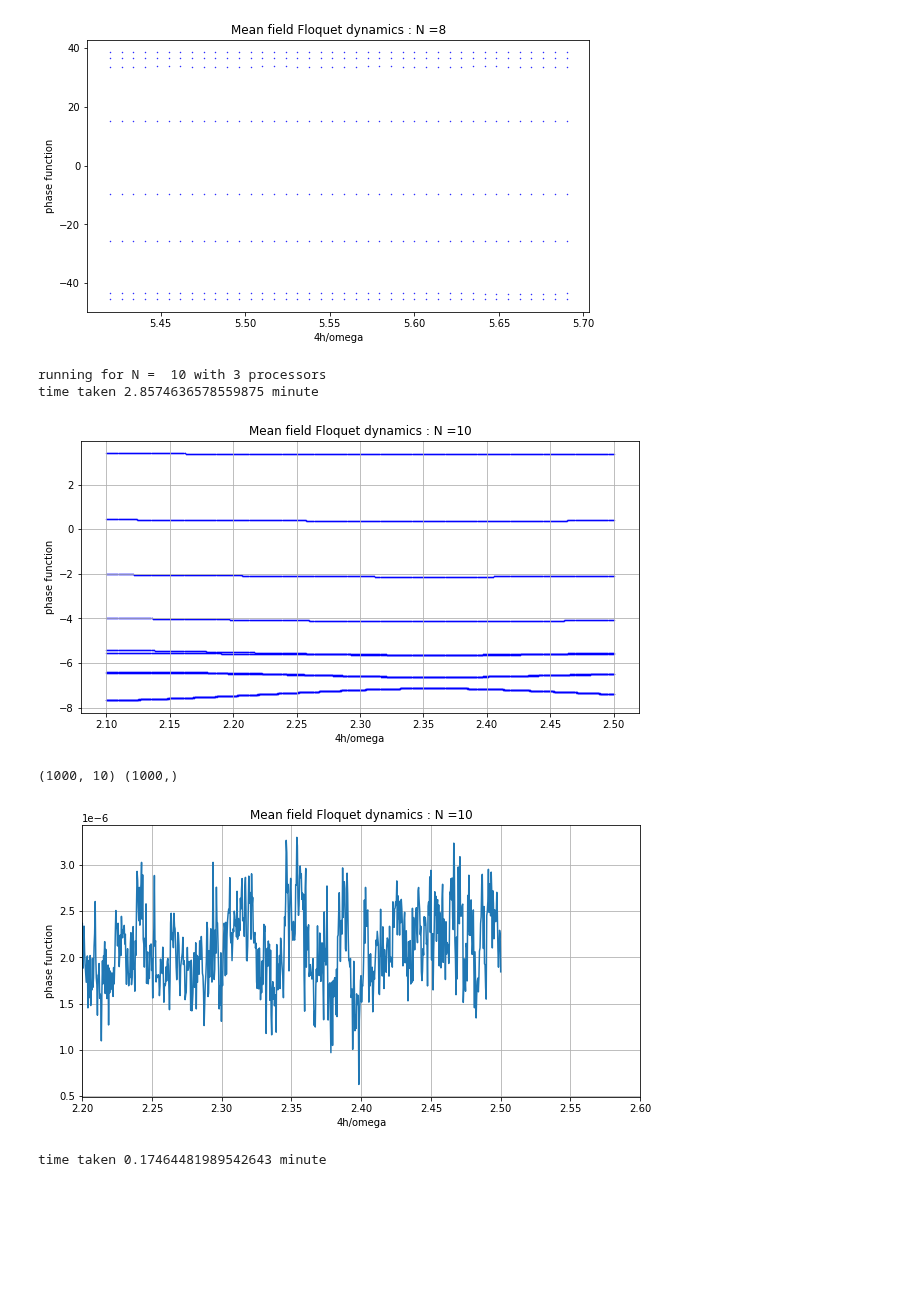
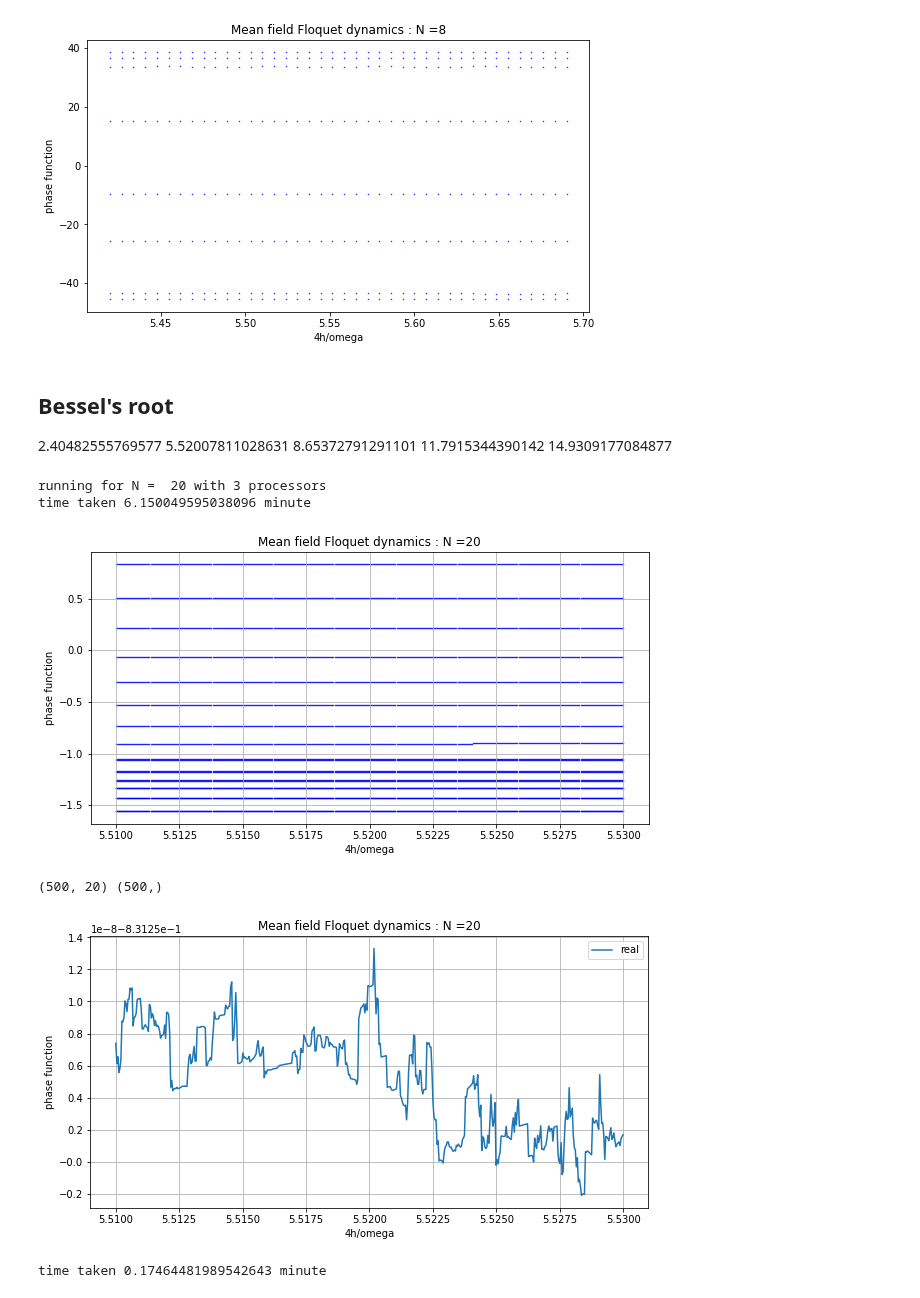
Before and after one commit to SuperStarCZ/floquet_theory, a Jupyter notebook: floquet_mfd.ipynb, the cells around one changed output. Drawn from its saved outputs; the diff is of its cells as text; code cells hidden in the pictures; blank space fills up the shorter version.

```diff
--- a/floquet_mfd.ipynb
+++ b/floquet_mfd.ipynb
@@ -339,6 +339,10 @@ if __name__ == '__main__':
 running for N =  8 with 3 processors
 time taken 7.8281478921572365 minute
 [figure]
+# %% [markdown]
+## Bessel's root
+
+2.40482555769577	5.52007811028631	8.65372791291101	11.7915344390142	14.9309177084877
 # %%
 # experiment  2255
 
@@ -353,13 +357,13 @@ import math
 import time
 start = time.time()
 
-N = 10
+N = 20
 h0 = 0.1
 omega = 40.0
 w = omega
 tsteps = 500
-hsteps = 1000
-hs = np.linspace(21,25,hsteps)
+hsteps = 500
+hs = np.linspace(55.1,55.3,hsteps)
 ampp = (np.ones((N,len(hs))) * hs).T
 psi = np.eye(N) + 1j * np.zeros((N,N))
 floqEvolution_mat = np.zeros((N,N)) + 1j * np.zeros((N,N))
@@ -374,7 +378,7 @@ def delta_func(x,y):
 
 def floq_jac(psi0, t, h, h0, H1, H0, w):
     drive = h0 + h * np.cos(w * t)
-    jac = 1j * (H0 + N * drive * H1)
+    jac = 1j * (H0 + N * drive * H1)/N
     return jac
 
 def floq_func(psi0, t, h, h0, H1, H0, w):
@@ -427,29 +431,33 @@ if __name__ == '__main__':
     plt.grid()
     plt.show()
 # %% [output]
-running for N =  10 with 3 processors
-time taken 2.8574636578559875 minute
+running for N =  20 with 3 processors
+time taken 6.150049595038096 minute
-[figure, old version]
+[figure, new version]
 # %%
     plt.figure(figsize = (10,5))
     print(np.shape(data),np.shape(hs))
-    avg = np.zeros(len(hs))
+    avg_real = np.zeros(len(hs))
+    avg_imag = np.zeros(len(hs))
     for i in np.arange(len(hs)):
-        avg[i] = np.average(data[i].imag)
+        avg_real[i] = np.average(data[i].real)
+        avg_imag[i] = np.average(data[i].imag)
     #print(avg)
     #for xx in np.arange(len(hs)):
         #plt.scatter(4 * hs/omega, avg,\
         #            color = 'blue', marker='.', s = 0.5)
-    plt.plot(4 * hs/omega, avg)
+    plt.plot(4 * hs/omega, avg_real,label='real')
+    #plt.plot(4 * hs/omega, avg_imag,label='imag')
     plt.title(title)
     plt.xlabel("4h/omega")
     plt.ylabel("phase function")
     plt.grid()
-    plt.xlim(2.2,2.6)
+    plt.legend()
+    #plt.xlim(5.51,5.54)
     plt.show()
 # %% [output]
-(1000, 10) (1000,)
+(500, 20) (500,)
-[figure, old version]
+[figure, new version]
 # %%
 # experiment  225566    xxz model
 
```
